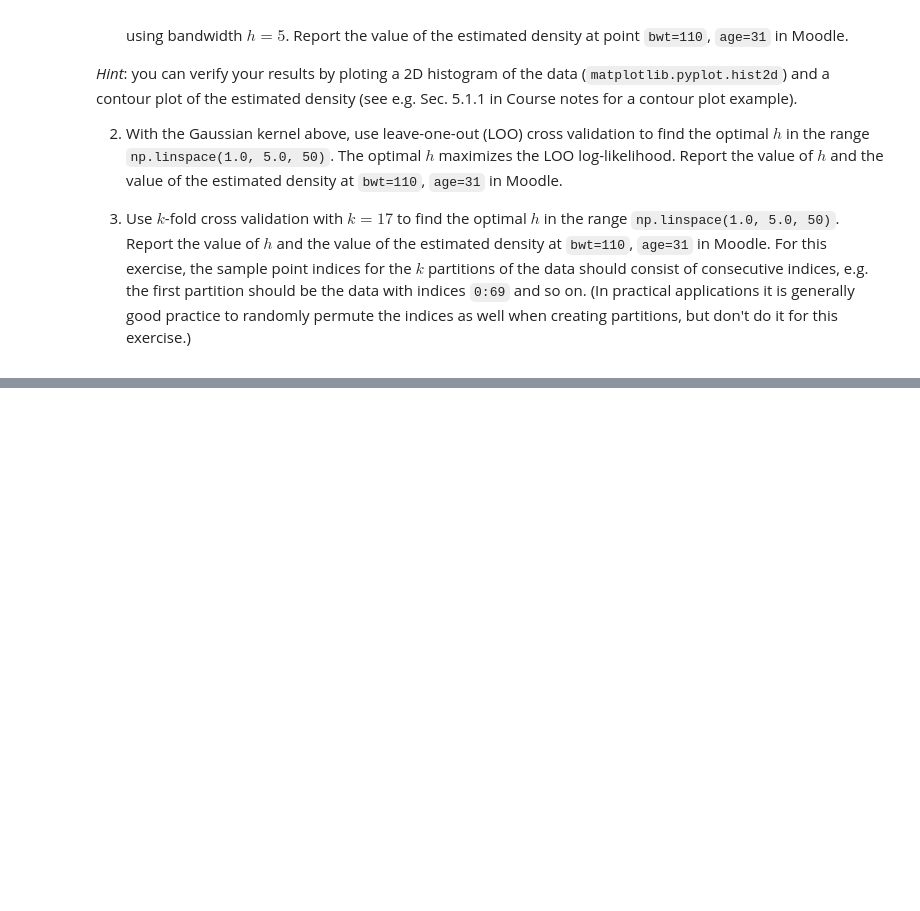
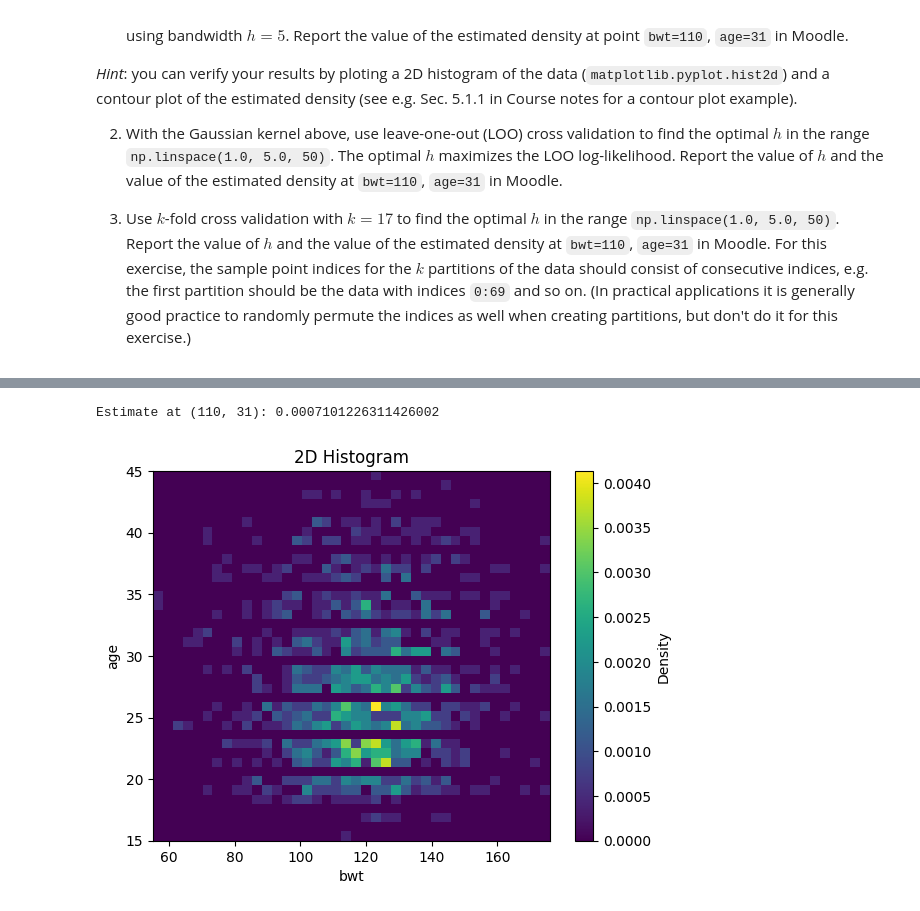
Before and after one commit to alexjilkin/comp-stats, a Jupyter notebook: Week2/Week 2 exercises.ipynb, the cells around one changed output, grey strips where cells are left out. Cells and saved outputs as stored; diff of their text form; code cells hidden in the pictures; blank space fills up the shorter version.

```diff
--- a/Week2/Week 2 exercises.ipynb
+++ b/Week2/Week 2 exercises.ipynb
@@ -163,0 +130,53 @@ plt.plot(t, kernel_density(t, d, 3.0), label='h=3.0')
+# %%
+import numpy as np
+import matplotlib.pyplot as plt
+
+bwt_data = np.array(babies_full['bwt'].values)
+age_data = np.array(babies_full['age'].values)
+
+# Step 2: KDE
+def gaussian_kernel(x, y):
+    return (1/(2*np.pi)) * np.exp(-0.5 * (x**2 + y**2))
+
+def kde(bwt_data, age_data, x, y, h):
+    n = len(bwt_data)
+    sum_k = 0
+    for i in range(n):
+        x_diff = (x - bwt_data[i]) / h
+        y_diff = (y - age_data[i]) / h
+        sum_k += gaussian_kernel(x_diff, y_diff)
+
+    return sum_k / (n * h**2)
+
+# Step 3: Estimate density at point (110, 31)
+density_estimate = kde(bwt_data, age_data, 110, 31, 5)
+
+print(f'Estimate at (110, 31): {density_estimate}')
+
+# Step 4: Visualization (optional)
+# Generate grid for contour plot
+x = np.linspace(min(bwt_data), max(bwt_data), 100)
+y = np.linspace(min(age_data), max(age_data), 100)
+x, y = np.meshgrid(x, y)
+
+# Generate KDE values for the grid
+# z = np.vectorize(kde)(bwt_data, age_data, x, y, 5)
+
+# Plot 2D histogram
+plt.hist2d(bwt_data, age_data, bins=40, density=True)
+plt.colorbar(label='Density')
+plt.xlabel('bwt')
+plt.ylabel('age')
+plt.title('2D Histogram')
+plt.show()
+
+# # Plot contour plot
+# plt.contourf(x, y, z, levels=10)
+# plt.colorbar(label='Density')
+# plt.xlabel('bwt')
+# plt.ylabel('age')
+# plt.title('Contour Plot')
+# plt.show()
+# %% [output]
+Estimate at (110, 31): 0.0007101226311426002
+[figure, added]
```
Also changed, not shown: parts of 3 cells of this notebook.
